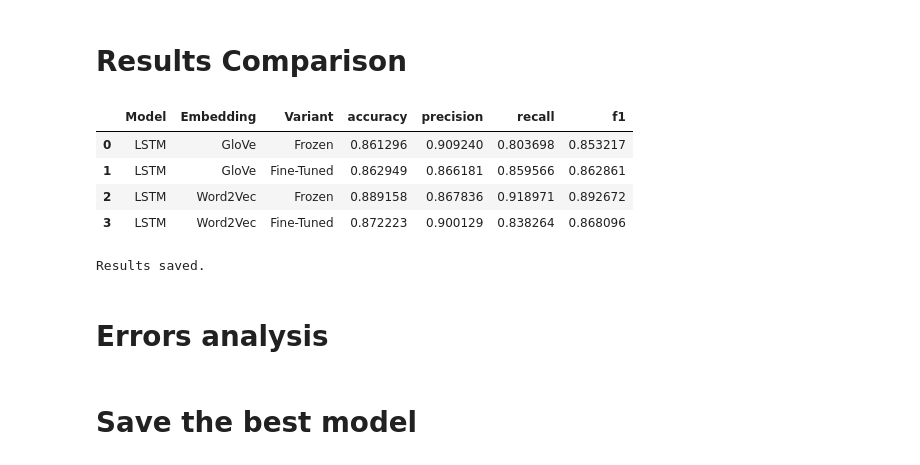
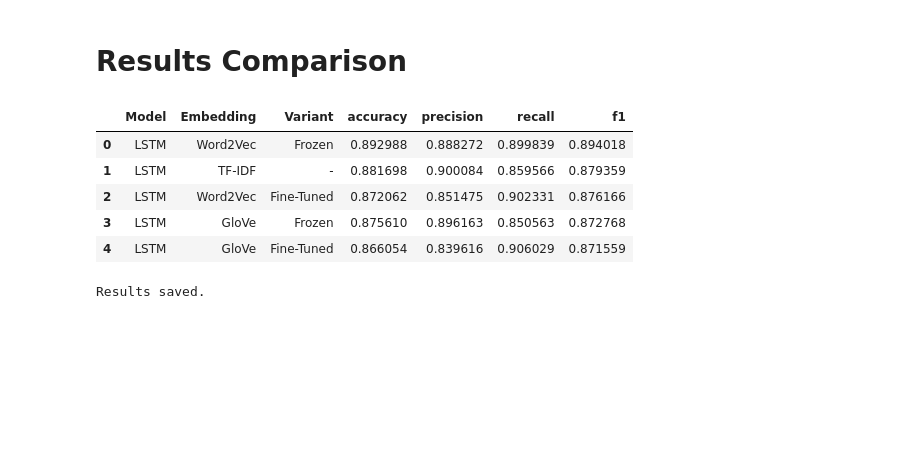
Before and after one commit to Dia8897/Assignment4_NLP_SequenceModels, a Jupyter notebook: notebooks/models/lstm.ipynb, the cells around one changed output. Saved outputs shown, nothing was run; the diff lists cells and outputs as text; code cells hidden in the pictures; blank space fills up the shorter version.

```diff
--- a/notebooks/models/lstm.ipynb
+++ b/notebooks/models/lstm.ipynb
@@ -1641,37 +1840,49 @@ results = [
         "Model": "LSTM",
         "Embedding": "GloVe",
         "Variant": "Frozen",
         **glove_frozen_metrics
     },
     {
         "Model": "LSTM",
         "Embedding": "GloVe",
         "Variant": "Fine-Tuned",
         **glove_finetuned_metrics
     },
     {
         "Model": "LSTM",
         "Embedding": "Word2Vec",
         "Variant": "Frozen",
         **word2vec_frozen_metrics
     },
     {
         "Model": "LSTM",
         "Embedding": "Word2Vec",
         "Variant": "Fine-Tuned",
         **word2vec_finetuned_metrics
+    },
+     {
+        "Model": "LSTM",
+        "Embedding": "TF-IDF",
+        "Variant": "-",
+        **tfidf_metrics
     }
 ]
 
 results_df = pd.DataFrame(results)
 
+results_df = results_df.sort_values(
+    by="f1",
+    ascending=False
+).reset_index(drop=True)
+
 results_df
 # %% [output]
 |  | Model | Embedding | Variant | accuracy | precision | recall | f1 |
-| 0 | LSTM | GloVe | Frozen | 0.861296 | 0.909240 | 0.803698 | 0.853217 |
-| 1 | LSTM | GloVe | Fine-Tuned | 0.862949 | 0.866181 | 0.859566 | 0.862861 |
-| 2 | LSTM | Word2Vec | Frozen | 0.889158 | 0.867836 | 0.918971 | 0.892672 |
-| 3 | LSTM | Word2Vec | Fine-Tuned | 0.872223 | 0.900129 | 0.838264 | 0.868096 |
+| 0 | LSTM | Word2Vec | Frozen | 0.892988 | 0.888272 | 0.899839 | 0.894018 |
+| 1 | LSTM | TF-IDF | - | 0.881698 | 0.900084 | 0.859566 | 0.879359 |
+| 2 | LSTM | Word2Vec | Fine-Tuned | 0.872062 | 0.851475 | 0.902331 | 0.876166 |
+| 3 | LSTM | GloVe | Frozen | 0.875610 | 0.896163 | 0.850563 | 0.872768 |
+| 4 | LSTM | GloVe | Fine-Tuned | 0.866054 | 0.839616 | 0.906029 | 0.871559 |
 # %%
 RESULTS_DIR = PROJECT_ROOT / "results"
 RESULTS_DIR.mkdir(parents=True, exist_ok=True)
@@ -1684,7 +1895,3 @@ results_df.to_csv(
 print("Results saved.")
 # %% [output]
 Results saved.
-# %% [markdown]
-# Errors analysis
-# %% [markdown]
-# Save the best model
```
Also changed, not shown: parts of 29 cells of this notebook, 7 other files.
